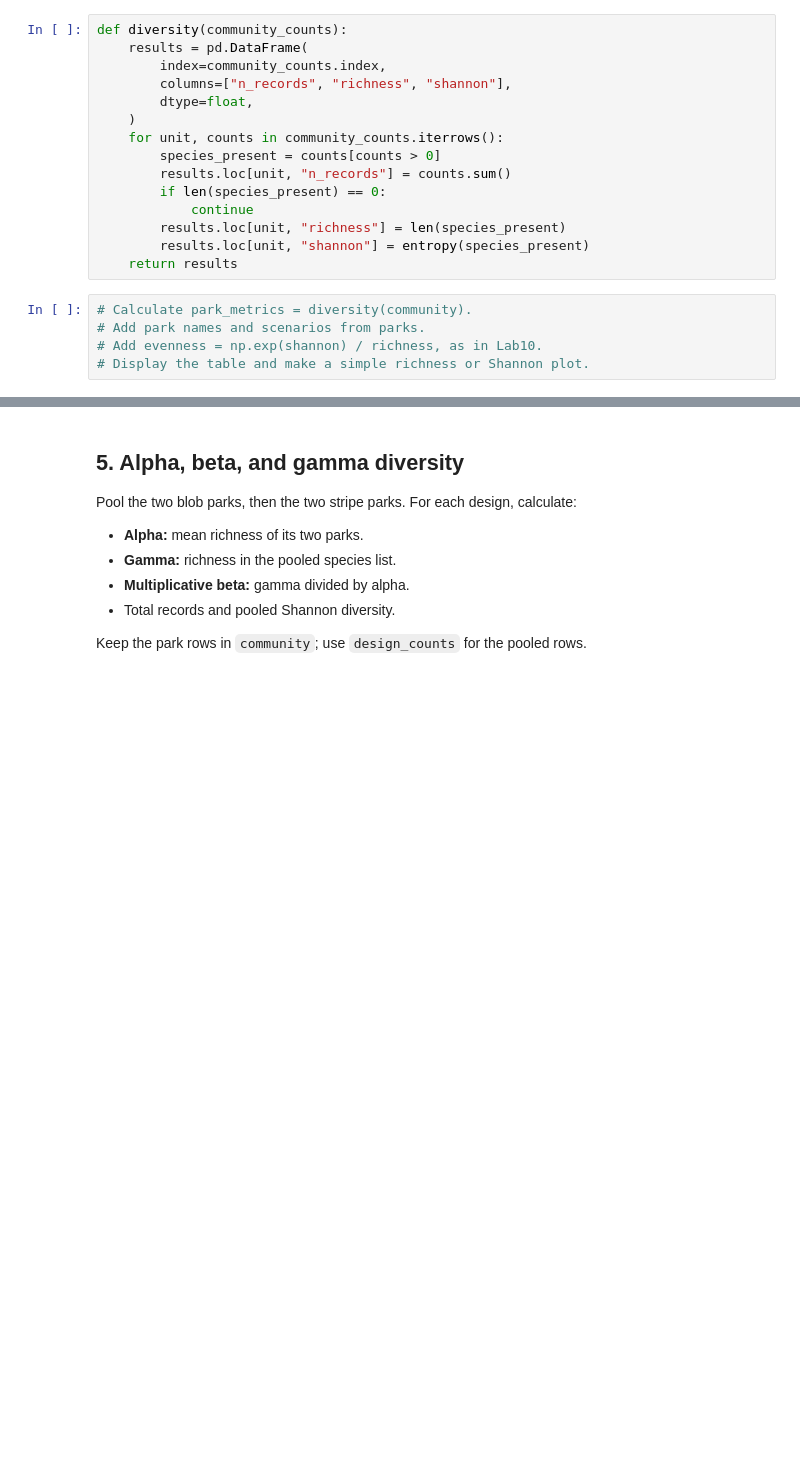
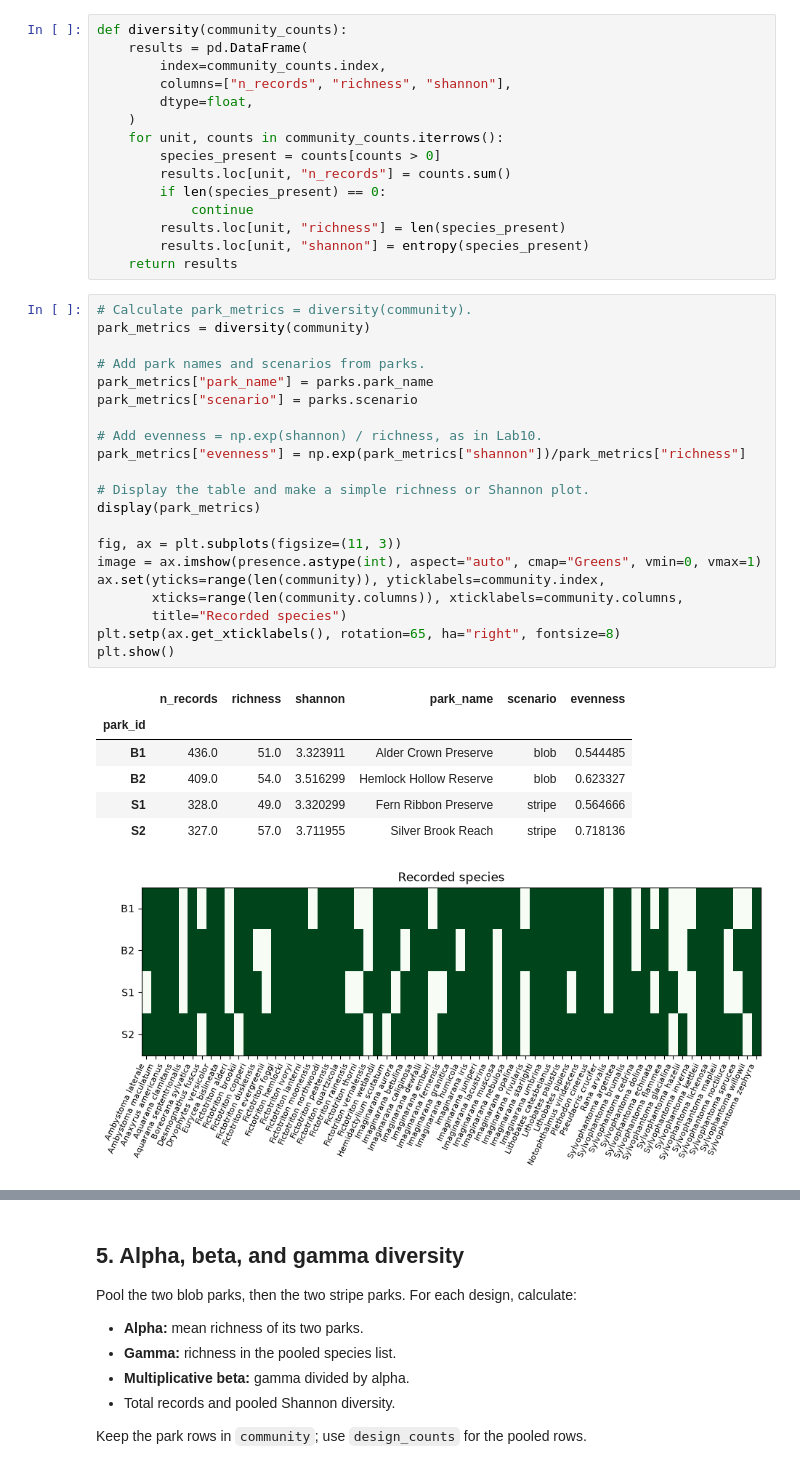
Before and after one commit to studentofwater/BIO597-SpatialBiodiversity, a Jupyter notebook: docs/assignments/Assignment-10-SpatialCommunityComposition.ipynb, the cells around one changed output, grey strips where cells are left out. Cells and saved outputs as stored; diff of their text form; blank space fills up the shorter version.

```diff
--- a/docs/assignments/Assignment-10-SpatialCommunityComposition.ipynb
+++ b/docs/assignments/Assignment-10-SpatialCommunityComposition.ipynb
@@ -113,9 +162,33 @@ def diversity(community_counts):
     return results
 # %%
 # Calculate park_metrics = diversity(community).
+park_metrics = diversity(community)
+
 # Add park names and scenarios from parks.
+park_metrics["park_name"] = parks.park_name
+park_metrics["scenario"] = parks.scenario
+
 # Add evenness = np.exp(shannon) / richness, as in Lab10.
+park_metrics["evenness"] = np.exp(park_metrics["shannon"])/park_metrics["richness"]
+
 # Display the table and make a simple richness or Shannon plot.
+display(park_metrics)
+
+fig, ax = plt.subplots(figsize=(11, 3))
+image = ax.imshow(presence.astype(int), aspect="auto", cmap="Greens", vmin=0, vmax=1)
+ax.set(yticks=range(len(community)), yticklabels=community.index,
+       xticks=range(len(community.columns)), xticklabels=community.columns,
+       title="Recorded species")
+plt.setp(ax.get_xticklabels(), rotation=65, ha="right", fontsize=8)
+plt.show()
+# %% [output]
+|  | n_records | richness | shannon | park_name | scenario | evenness |
+| park_id |  |  |  |  |  |  |
+| B1 | 436.0 | 51.0 | 3.323911 | Alder Crown Preserve | blob | 0.544485 |
+| B2 | 409.0 | 54.0 | 3.516299 | Hemlock Hollow Reserve | blob | 0.623327 |
+| S1 | 328.0 | 49.0 | 3.320299 | Fern Ribbon Preserve | stripe | 0.564666 |
+| S2 | 327.0 | 57.0 | 3.711955 | Silver Brook Reach | stripe | 0.718136 |
+[figure, added]
 # %% [markdown]
 Does the richest park also have the highest Shannon diversity and evenness?
 What would adding 100 records of an already common species do to these measures?
```
Also changed, not shown: parts of 22 cells of this notebook, 3 other files.
